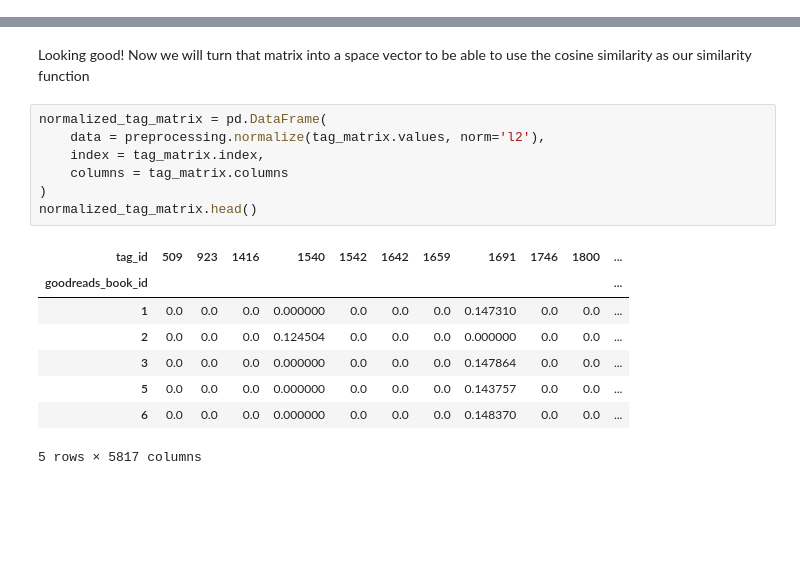
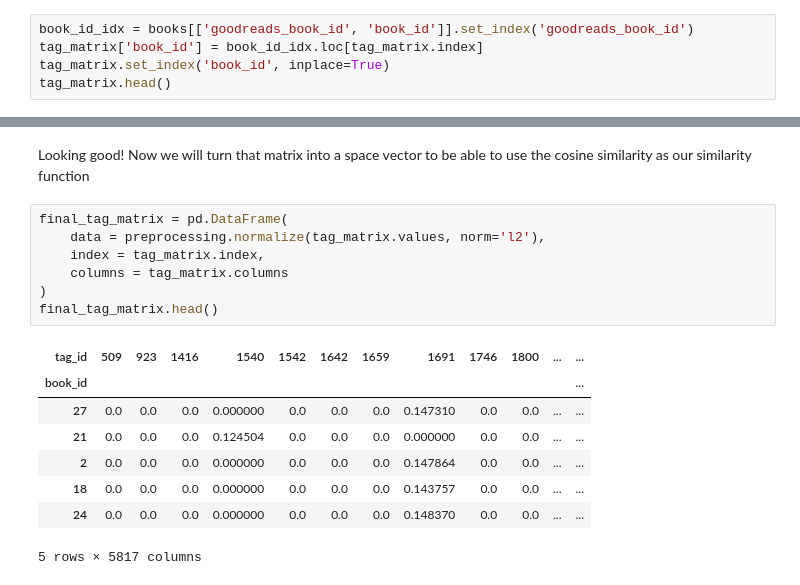
Before and after one commit to Hield/book-rec-web-app, a Jupyter notebook: api/models/6. Exploring the tags and book_tags datasets. Making a similarity function..ipynb, the cells around one changed output, grey strips where cells are left out. Cells and saved outputs as stored; diff of their text form; blank space fills up the shorter version.

```diff
--- a/api/models/6. Exploring the tags and book_tags datasets. Making a similarity function..ipynb
+++ b/api/models/6. Exploring the tags and book_tags datasets. Making a similarity function..ipynb
@@ -298,0 +316,5 @@ tag_matrix.head()
+# %%
+book_id_idx = books[['goodreads_book_id', 'book_id']].set_index('goodreads_book_id')
+tag_matrix['book_id'] = book_id_idx.loc[tag_matrix.index]
+tag_matrix.set_index('book_id', inplace=True)
+tag_matrix.head()
@@ -340,20 +372,20 @@ pd.DataFrame({'tag': final_tags.loc[hp1.index].tag_name, 'strength': hp1}).head(
 # %% [markdown]
 Looking good! Now we will turn that matrix into a space vector to be able to use the cosine similarity as our similarity function
 # %%
-normalized_tag_matrix = pd.DataFrame(
+final_tag_matrix = pd.DataFrame(
     data = preprocessing.normalize(tag_matrix.values, norm='l2'),
     index = tag_matrix.index,
     columns = tag_matrix.columns
 )
-normalized_tag_matrix.head()
+final_tag_matrix.head()
 # %% [output]
-| tag_id | 509 | 923 | 1416 | 1540 | 1542 | 1642 | 1659 | 1691 | 1746 | 1800 | ... |
-| goodreads_book_id |  |  |  |  |  |  |  |  |  |  | ... |
-| 1 | 0.0 | 0.0 | 0.0 | 0.000000 | 0.0 | 0.0 | 0.0 | 0.147310 | 0.0 | 0.0 | ... |
-| 2 | 0.0 | 0.0 | 0.0 | 0.124504 | 0.0 | 0.0 | 0.0 | 0.000000 | 0.0 | 0.0 | ... |
-| 3 | 0.0 | 0.0 | 0.0 | 0.000000 | 0.0 | 0.0 | 0.0 | 0.147864 | 0.0 | 0.0 | ... |
-| 5 | 0.0 | 0.0 | 0.0 | 0.000000 | 0.0 | 0.0 | 0.0 | 0.143757 | 0.0 | 0.0 | ... |
-| 6 | 0.0 | 0.0 | 0.0 | 0.000000 | 0.0 | 0.0 | 0.0 | 0.148370 | 0.0 | 0.0 | ... |
+| tag_id | 509 | 923 | 1416 | 1540 | 1542 | 1642 | 1659 | 1691 | 1746 | 1800 | ... | ... |
+| book_id |  |  |  |  |  |  |  |  |  |  |  | ... |
+| 27 | 0.0 | 0.0 | 0.0 | 0.000000 | 0.0 | 0.0 | 0.0 | 0.147310 | 0.0 | 0.0 | ... | ... |
+| 21 | 0.0 | 0.0 | 0.0 | 0.124504 | 0.0 | 0.0 | 0.0 | 0.000000 | 0.0 | 0.0 | ... | ... |
+| 2 | 0.0 | 0.0 | 0.0 | 0.000000 | 0.0 | 0.0 | 0.0 | 0.147864 | 0.0 | 0.0 | ... | ... |
+| 18 | 0.0 | 0.0 | 0.0 | 0.000000 | 0.0 | 0.0 | 0.0 | 0.143757 | 0.0 | 0.0 | ... | ... |
+| 24 | 0.0 | 0.0 | 0.0 | 0.000000 | 0.0 | 0.0 | 0.0 | 0.148370 | 0.0 | 0.0 | ... | ... |
 5 rows × 5817 columns
 # %%
 # Harry Potter 1
```
Also changed, not shown: parts of 24 cells of this notebook, 1 other file.
